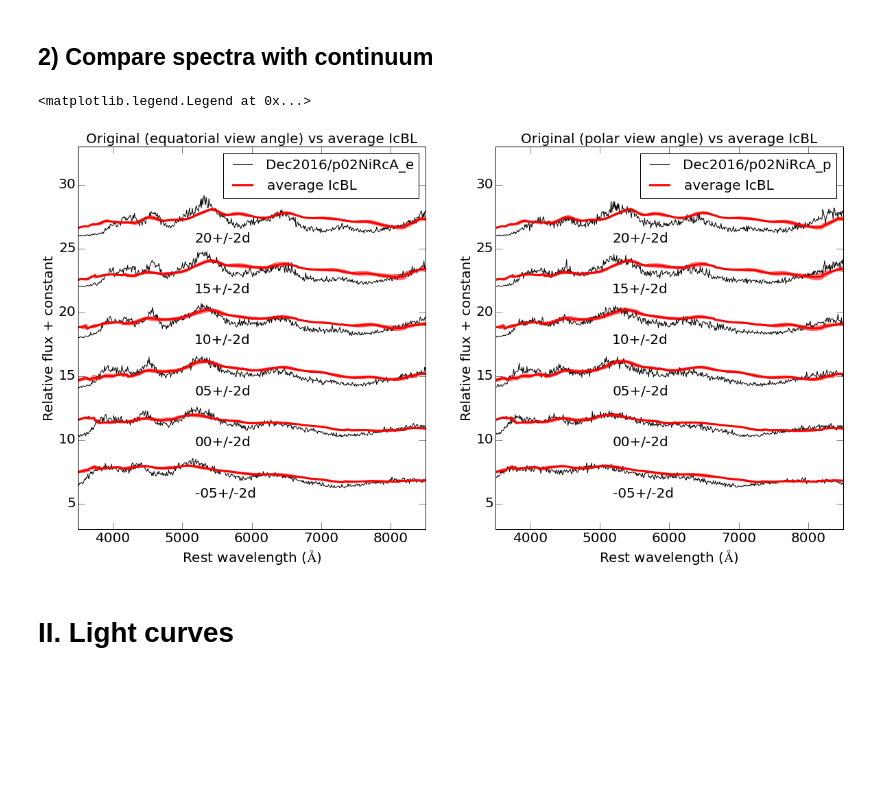
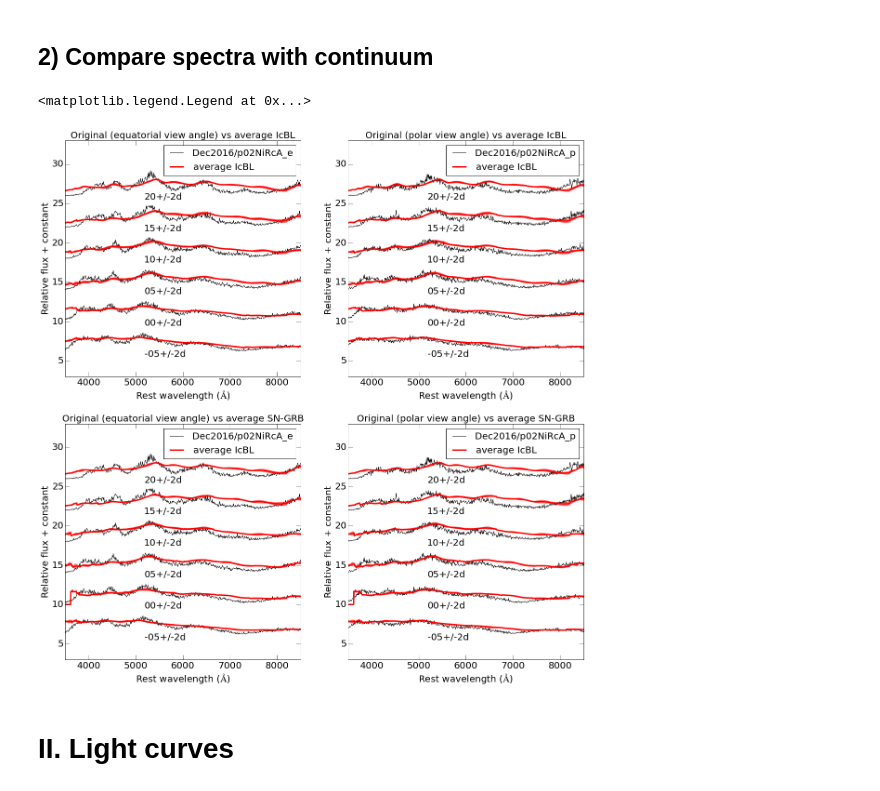
Before and after one commit to yoyo1989/ModelIcbl-Paul-Jenni, a Jupyter notebook: p02NiRcA_e_p_vs_IcBLmean.ipynb, the cells around one changed output. Saved outputs shown, nothing was run; the diff lists cells and outputs as text; code cells hidden in the pictures; blank space fills up the shorter version.

```diff
--- a/p02NiRcA_e_p_vs_IcBLmean.ipynb
+++ b/p02NiRcA_e_p_vs_IcBLmean.ipynb
@@ -91,37 +119,65 @@ def plotmont2(spec, phase, specmean, phasemean, shift):
         pl.fill_between(s.wlog, (s.fmean-s.fsdev+1)*s.smean/dwbin+shift[i], (s.fmean+s.fsdev+1)*s.smean/dwbin
                         +shift[i], color='red', alpha=0.5)
 # %%
-plt.figure(figsize=(20,10))
-plt.subplot(121)
+plt.figure(figsize=(20,20))
+plt.subplot(221)
 plotmont2('Dec2016/p02NiRcA_e',
          ['9', '14', '19', '24', '29', '34'],
          'OneSpectrumPerSNIcbl/meanspecIcBL_1specperSN_',
          ['-05','00', '05', '10', '15', '20'],
          [6, 10, 14, 18, 22, 26, 30])
 pl.xlabel("Rest wavelength ($\AA$)",fontsize=20)
 pl.ylabel("Relative flux + constant",fontsize=20)
 pl.xlim(3500, 8500)
 pl.ylim(3, 33)
 pl.legend(fontsize=20)
 plt.tick_params(labelsize=20)
 pl.title('Original (equatorial view angle) vs average IcBL',fontsize=20)
 
-plt.subplot(122)
+plt.subplot(222)
 plotmont2('Dec2016/p02NiRcA_p',
          ['8', '13', '18', '23', '28', '33'],
          'OneSpectrumPerSNIcbl/meanspecIcBL_1specperSN_',
          ['-05', '00', '05', '10', '15', '20'],
          [6, 10, 14, 18, 22, 26, 30])
 pl.xlabel("Rest wavelength ($\AA$)",fontsize=20)
 pl.ylabel("Relative flux + constant",fontsize=20)
 pl.xlim(3500, 8500)
 pl.ylim(3, 33)
 plt.tick_params(labelsize=20)
 pl.title('Original (polar view angle) vs average IcBL',fontsize=20)
 pl.legend(fontsize=20)
+
+plt.subplot(223)
+plotmont2('Dec2016/p02NiRcA_e',
+         ['9', '14', '19', '24', '29', '34'],
+         'OneSpectrumPerSNIcbl/meanspecIcBL_withGRB_1specperSN_',
+         ['-05','00', '05', '10', '15', '20'],
+         [6, 10, 14, 18, 22, 26, 30])
+pl.xlabel("Rest wavelength ($\AA$)",fontsize=20)
+pl.ylabel("Relative flux + constant",fontsize=20)
+pl.xlim(3500, 8500)
+pl.ylim(3, 33)
+pl.legend(fontsize=20)
+plt.tick_params(labelsize=20)
+pl.title('Original (equatorial view angle) vs average SN-GRB',fontsize=20)
+
+plt.subplot(224)
+plotmont2('Dec2016/p02NiRcA_p',
+         ['8', '13', '18', '23', '28', '33'],
+         'OneSpectrumPerSNIcbl/meanspecIcBL_withGRB_1specperSN_',
+         ['-05', '00', '05', '10', '15', '20'],
+         [6, 10, 14, 18, 22, 26, 30])
+pl.xlabel("Rest wavelength ($\AA$)",fontsize=20)
+pl.ylabel("Relative flux + constant",fontsize=20)
+pl.xlim(3500, 8500)
+pl.ylim(3, 33)
+plt.tick_params(labelsize=20)
+pl.title('Original (polar view angle) vs average SN-GRB',fontsize=20)
+pl.legend(fontsize=20)
 # %% [output]
 <matplotlib.legend.Legend at 0x...>
-[figure, old version]
+[figure, new version]
 # %% [markdown]
 # II. Light curves
 # %% [markdown]
```
Also changed, not shown: parts of 1 cell of this notebook.
